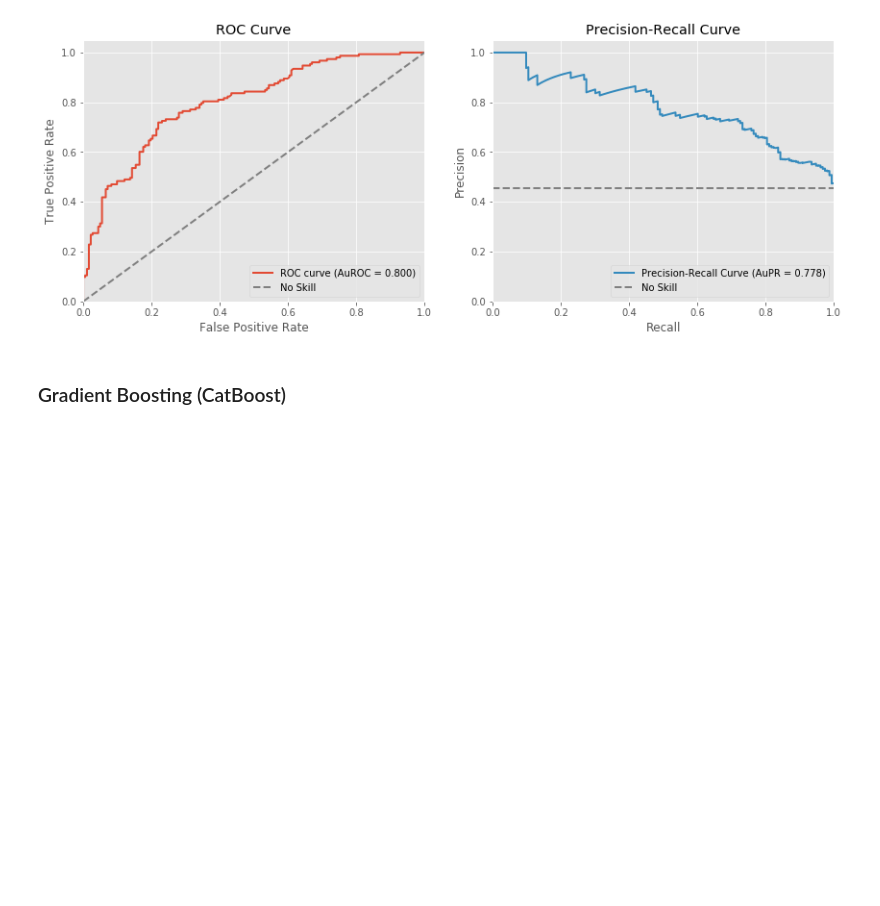
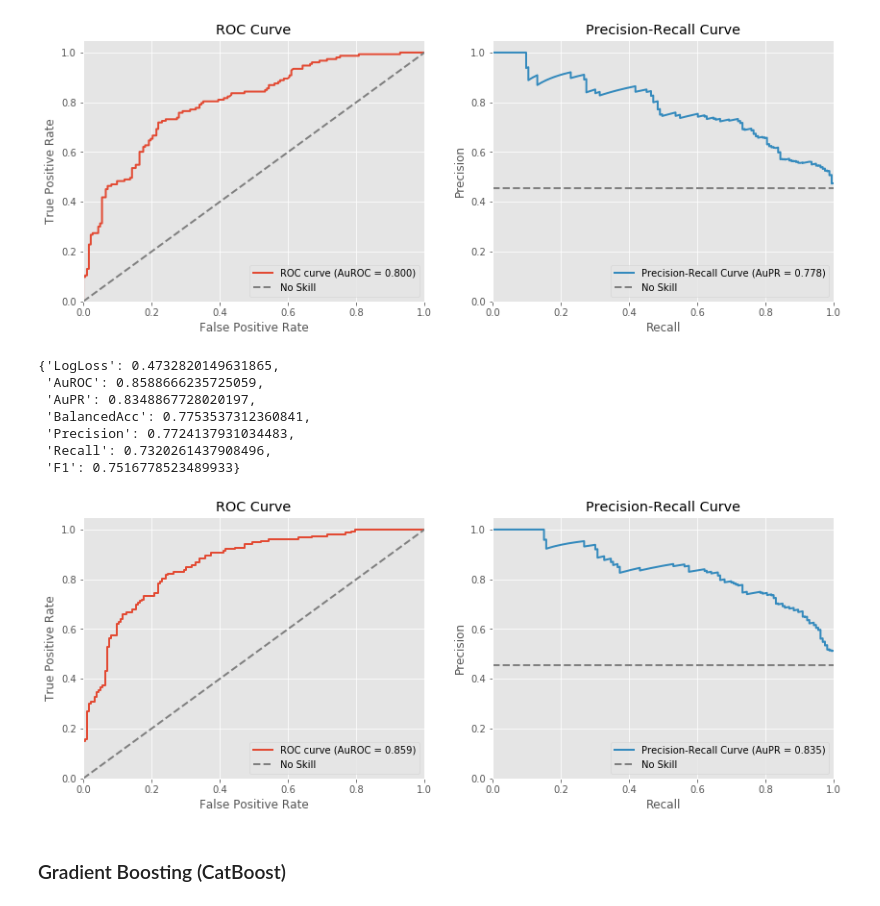
Before and after one commit to nyjgary/march-madness-2020, a Jupyter notebook: March-Madness-2020.ipynb, the cells around one changed output. Drawn from its saved outputs; the diff is of its cells as text; code cells hidden in the pictures; blank space fills up the shorter version.

Commit message:
add pedigree feature

```diff
--- a/March-Madness-2020.ipynb
+++ b/March-Madness-2020.ipynb
@@ -448,0 +441,38 @@ test_output.tail().T
+# %%
+def append_pedigree_features(matchups, tourney_results_reformatted):
+    """ Append "pedigree features" indicating how far the teams have progressed in previous competitions """
+
+    # subset matchups to Sweet16 and further
+    later_rounds = tourney_results_reformatted\
+        .assign(Round = lambda x: x['DayNum'].map(DAYNUMS_TO_ROUNDS))\
+        .dropna(subset=['Round'])
+
+    # get previous Championship winners
+    winners = later_rounds\
+        .query("Round == 'Final'")\
+        .assign(TeamID = lambda x: np.where(x['Won'] == 1,  x['TeamA'], x['TeamB']))\
+        .assign(Round = 'Winner')
+
+    # create a dataframe indicating how far each team reached in each season
+    df = pd.concat([later_rounds[['Season', 'TeamA', 'Round']].rename(columns={'TeamA': 'TeamID'}),
+                    later_rounds[['Season', 'TeamB', 'Round']].rename(columns={'TeamB': 'TeamID'}),
+                    winners[['Season', 'TeamID', 'Round']]], sort=False)
+    df['Round'] = df['Round'].map(ROUNDS_TO_PEDIGREE_SCORES).astype(int)
+
+    # determine each team's best result in preceding seasons as its "pedigree score"
+    pedigree = df.merge(df, how='left', on='TeamID', suffixes=('_1', '_2'))\
+                 .query("Season_1 > Season_2")\
+                 .rename(columns={'Round_2': 'Pedigree'})\
+                 .groupby(['TeamID', 'Season_1'])['Pedigree'].max()
+
+    # join pedigree to matchups and compute pedigree disparity as team A's pedigree - team B's pedigree
+    matchups = matchups.copy()
+    matchups = matchups\
+        .merge(pedigree, how='left', left_on=['TeamA', 'Season'], right_index=True)\
+        .merge(pedigree, how='left', left_on=['TeamB', 'Season'], right_index=True, suffixes=['A','B'])
+    matchups[['PedigreeA', 'PedigreeB']] = matchups[['PedigreeA', 'PedigreeB']].fillna(0).astype(int)
+    matchups['PedigreeDiff'] = matchups['PedigreeA'] - matchups['PedigreeB']
+
+    return matchups
+
+append_pedigree_features(labeled_pairs_w_seeds, tourney_results_reformatted).tail()
@@ -502,6 +539,7 @@ def construct_dataset(seasons, train=True, ignore_before=None, input_data=DATA):
     df = append_seed_features(df, seeds)
     df = append_tourney_head_to_head(df, tourney_results_reformatted)
     df = append_ranking_features(df, public_rankings)
+    df = append_pedigree_features(df, tourney_results_reformatted) # TODO: decouple this step to use full results
 
     if train is True:
         df = append_labels(df, tourney_results_reformatted)
@@ -635,6 +673,21 @@ evaluate_predictions(lr2_preds['Won'], lr2_preds['Pred'], cls_threshold=.5, plot
  'Recall': 0.7320261437908496,
  'F1': 0.711111111111111}
 [figure]
+# %%
+lr3_features = ['SeedDiff','RankDiffMAX', 'PedigreeDiff'] # make sure no leakage
+lr3 = LogisticRegression()
+lr3_models = iterative_train(lr3, seasons_to_predict, train_data, lr3_features, season_to_start)
+lr3_preds = iterative_predict(lr3_models, seasons_to_predict, train_data, lr3_features, season_to_start)
+evaluate_predictions(lr3_preds['Won'], lr3_preds['Pred'], cls_threshold=.5, plot=True)
+# %% [output]
+{'LogLoss': 0.4732820149631865,
+ 'AuROC': 0.8588666235725059,
+ 'AuPR': 0.8348867728020197,
+ 'BalancedAcc': 0.7753537312360841,
+ 'Precision': 0.7724137931034483,
+ 'Recall': 0.7320261437908496,
+ 'F1': 0.7516778523489933}
+[figure, added]
 # %% [markdown]
 ### Gradient Boosting (CatBoost)
 # %%
```
Also changed, not shown: parts of 6 cells of this notebook.
